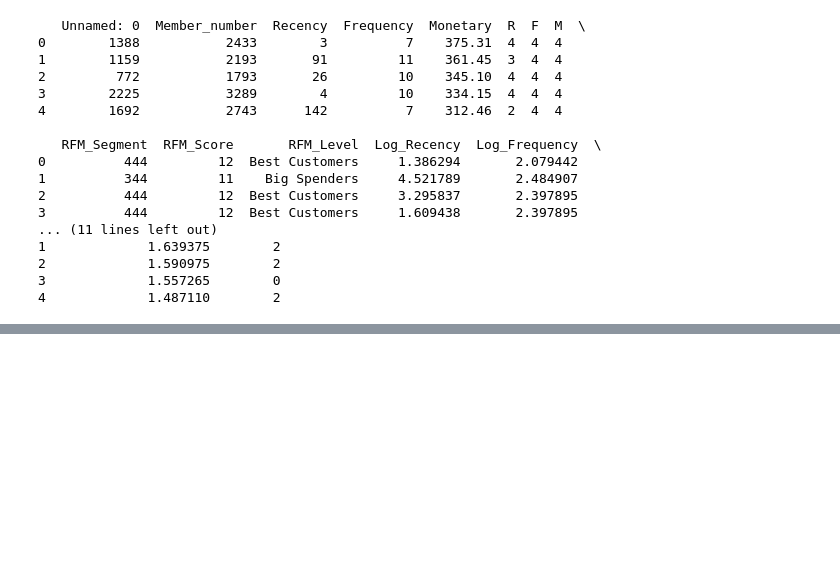
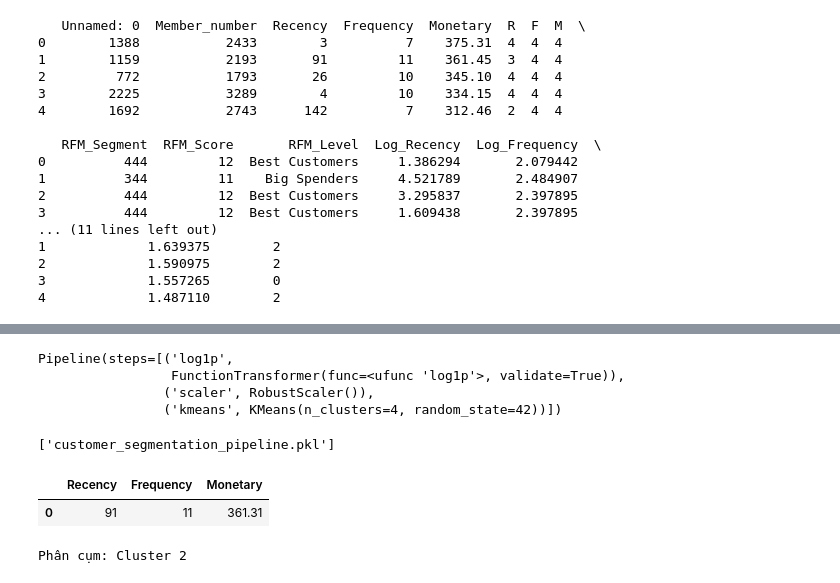
Before and after one commit to minniecao1991/customer_segmentation, a Jupyter notebook: Kmeans_RFM.ipynb, the cells around one changed output, grey strips where cells are left out. Saved outputs shown, nothing was run; the diff lists cells and outputs as text; code cells hidden in the pictures; blank space fills up the shorter version.

```diff
--- a/Kmeans_RFM.ipynb
+++ b/Kmeans_RFM.ipynb
@@ -188,0 +373,27 @@ Cluster 3 (Màu đỏ): Nhóm khách hàng này có chi tiêu thấp và số ng
+# %%
+pipeline.fit(df_now)
+# %% [output]
+Pipeline(steps=[('log1p',
+                 FunctionTransformer(func=<ufunc 'log1p'>, validate=True)),
+                ('scaler', RobustScaler()),
+                ('kmeans', KMeans(n_clusters=4, random_state=42))])
+# %%
+joblib.dump(pipeline, 'customer_segmentation_pipeline.pkl')
+# %% [output]
+['customer_segmentation_pipeline.pkl']
+# %%
+df = pd.DataFrame({'Recency':[91],'Frequency':[11],'Monetary':[361.31]})
+# %%
+df
+# %% [output]
+|  | Recency | Frequency | Monetary |
+| 0 | 91 | 11 | 361.31 |
+# %%
+# Load lại pipeline
+pipeline = joblib.load('customer_segmentation_pipeline.pkl')
+
+# Dự đoán cho dữ liệu mới
+cluster = pipeline.predict(df)
+print(f'Phân cụm: Cluster {cluster[0]}')
+# %% [output]
+Phân cụm: Cluster 2
```
Also changed, not shown: parts of 15 cells of this notebook, 1 other file.
